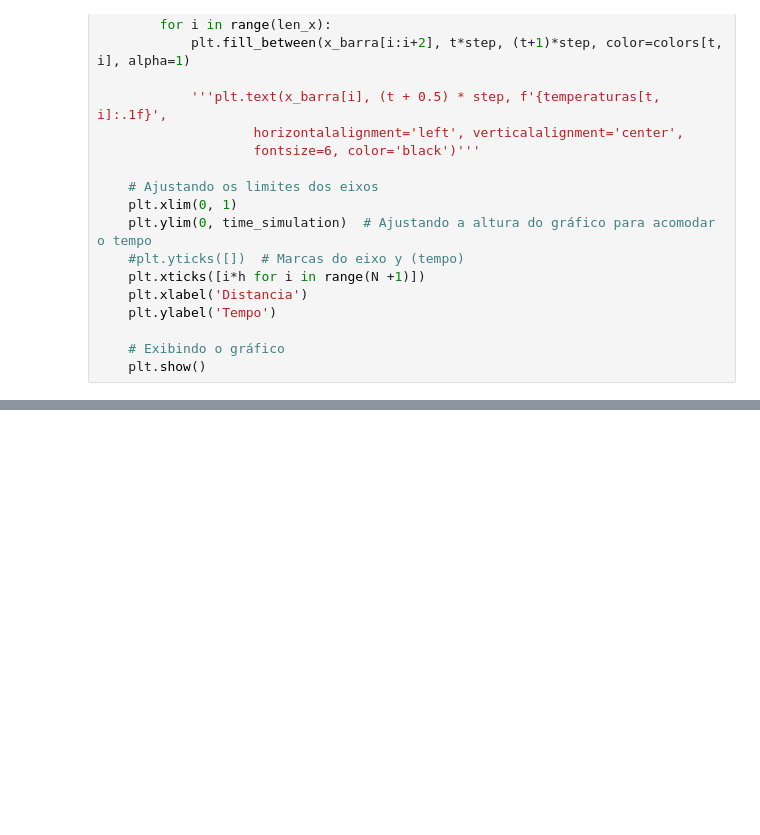
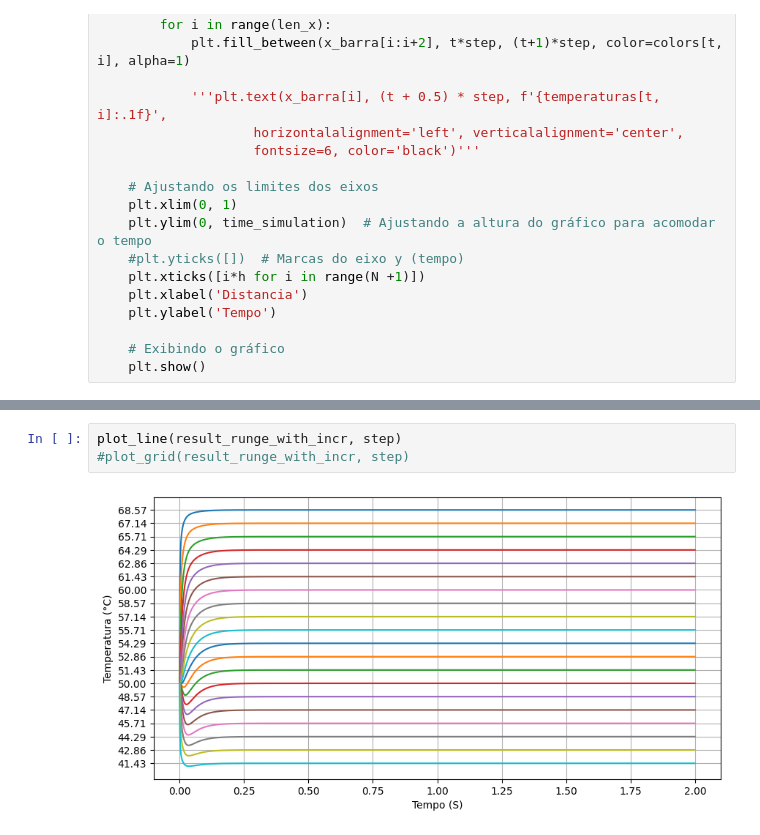
Before and after one commit to AlisonTristao/calculo_numeric, a Jupyter notebook: trabalho_2/atividade_2/main.ipynb, the cells around one changed output, grey strips where cells are left out. Saved outputs shown, nothing was run; the diff lists cells and outputs as text; blank space fills up the shorter version.

```diff
--- a/trabalho_2/atividade_2/main.ipynb
+++ b/trabalho_2/atividade_2/main.ipynb
@@ -184,0 +223,5 @@ plot_grid(result, step)
+# %%
+plot_line(result_runge_with_incr, step)
+#plot_grid(result_runge_with_incr, step)
+# %% [output]
+[figure, added]
```
Also changed, not shown: parts of 12 cells of this notebook.
